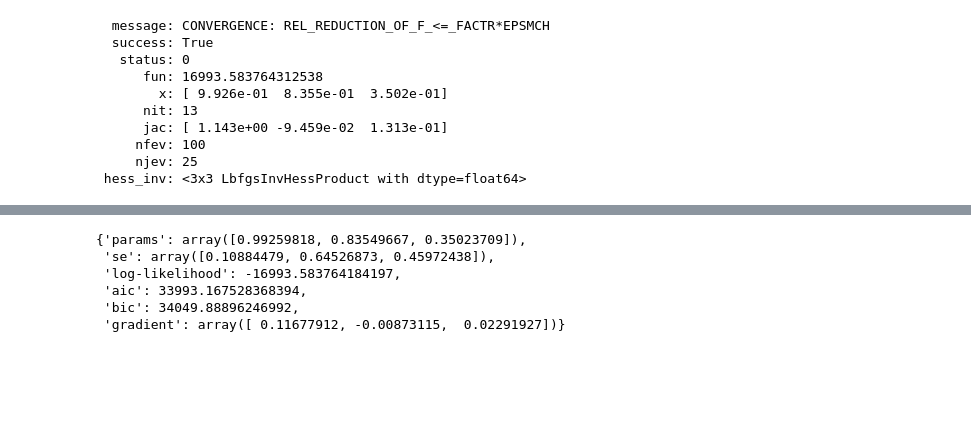
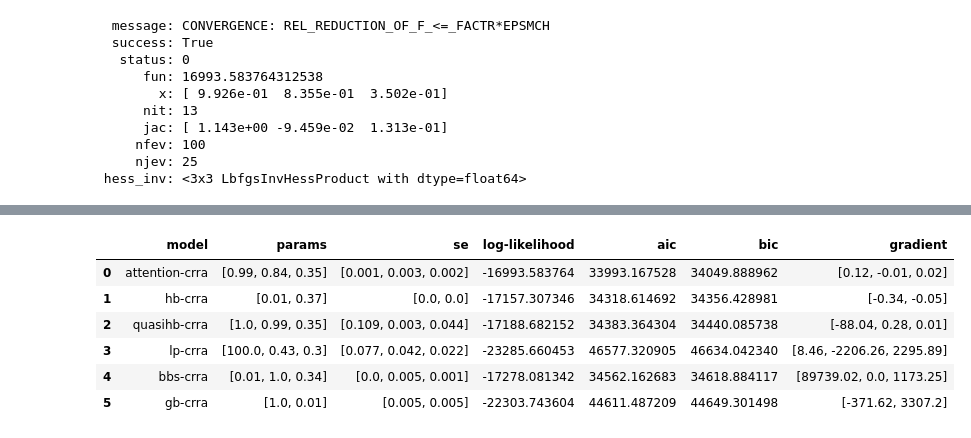
Before and after one commit to zarkwang/attention_discount_project, a Jupyter notebook: model/demo.ipynb, the cells around one changed output, grey strips where cells are left out. Drawn from its saved outputs; the diff is of its cells as text; code cells hidden in the pictures; blank space fills up the shorter version.

```diff
--- a/model/demo.ipynb
+++ b/model/demo.ipynb
@@ -167,13 +85,51 @@ result
-# %%
-mpl_estimation.mle(data=chavez_dt,
-         init_params=np.array([1,1000,1]),
-         dstyle='attention',
-         ustyle='crra',
-         bounds=[(0,1),(.8,100),(0,100)])
-# %% [output]
-{'params': array([0.99259818, 0.83549667, 0.35023709]),
- 'se': array([0.10884479, 0.64526873, 0.45972438]),
- 'log-likelihood': -16993.583764184197,
- 'aic': 33993.167528368394,
- 'bic': 34049.88896246992,
- 'gradient': array([ 0.11677912, -0.00873115,  0.02291927])}
+# %%
+attention_result = mpl_estimation.mle(data=chavez_dt,
+                                    init_params=np.array([1,100,1]),
+                                    dstyle='attention',
+                                    ustyle='crra',
+                                    bounds=[(0,1),(.8,100),(0,100)])
+
+# hyperbolic
+hb_result = mpl_estimation.mle(data=chavez_dt,
+                            init_params = np.array([1,1]),
+                            dstyle='hb',
+                            ustyle='crra',
+                            bounds = [(0,100),(0,100)])
+
+# quasi-hypberbolic
+quasihb_result = mpl_estimation.mle(data=chavez_dt,
+                            init_params = np.array([.1,.1,1]),
+                            dstyle='quasihb',
+                            ustyle='crra',
+                            bounds =[(0,1),(0,1),(0,100)])
+
+# Loewenstein-Prelec
+lp_result = mpl_estimation.mle(data=chavez_dt,
+                            init_params = np.array([1,1,1]),
+                            dstyle='lp',
+                            ustyle='crra',
+                            bounds =[(0,100),(0,100),(.01,100)])
+
+# Benhabib-Bisin-Schotter
+bbs_result = mpl_estimation.mle(data=chavez_dt,
+                            init_params = np.array([1,1,1]),
+                            dstyle='bbs',
+                            ustyle='crra',
+                            bounds =[(0,100),(0,100),(0,100)])
+
+# Gershman-Bhui
+gb_result = mpl_estimation.mle(data=chavez_dt,
+                            init_params = np.array([.01,1]),
+                            dstyle='gb',
+                            ustyle='crra',
+                            bounds = [(.01,1),(.01,100)])
+# %%
+pd.DataFrame([attention_result,hb_result,quasihb_result,lp_result,bbs_result,gb_result])
+# %% [output]
+|  | model | params | se | log-likelihood | aic | bic | gradient |
+| 0 | attention-crra | [0.99, 0.84, 0.35] | [0.001, 0.003, 0.002] | -16993.583764 | 33993.167528 | 34049.888962 | [0.12, -0.01, 0.02] |
+| 1 | hb-crra | [0.01, 0.37] | [0.0, 0.0] | -17157.307346 | 34318.614692 | 34356.428981 | [-0.34, -0.05] |
+| 2 | quasihb-crra | [1.0, 0.99, 0.35] | [0.109, 0.003, 0.044] | -17188.682152 | 34383.364304 | 34440.085738 | [-88.04, 0.28, 0.01] |
+| 3 | lp-crra | [100.0, 0.43, 0.3] | [0.077, 0.042, 0.022] | -23285.660453 | 46577.320905 | 46634.042340 | [8.46, -2206.26, 2295.89] |
+| 4 | bbs-crra | [0.01, 1.0, 0.34] | [0.0, 0.005, 0.001] | -17278.081342 | 34562.162683 | 34618.884117 | [89739.02, 0.0, 1173.25] |
+| 5 | gb-crra | [1.0, 0.01] | [0.005, 0.005] | -22303.743604 | 44611.487209 | 44649.301498 | [-371.62, 3307.2] |
```
Also changed, not shown: parts of 11 cells of this notebook, 2 other files.
